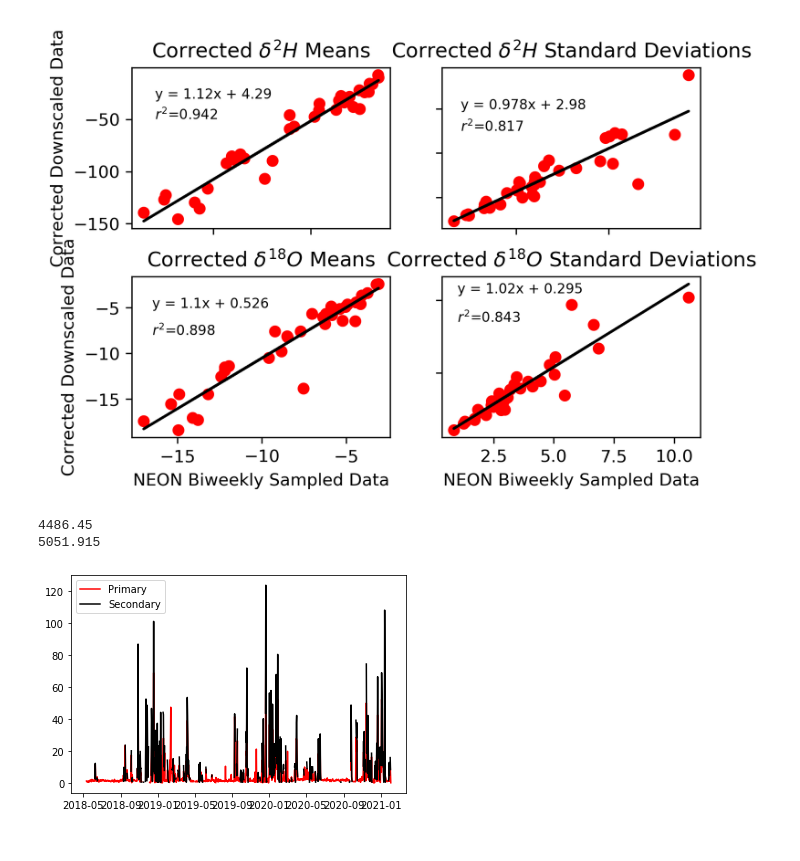
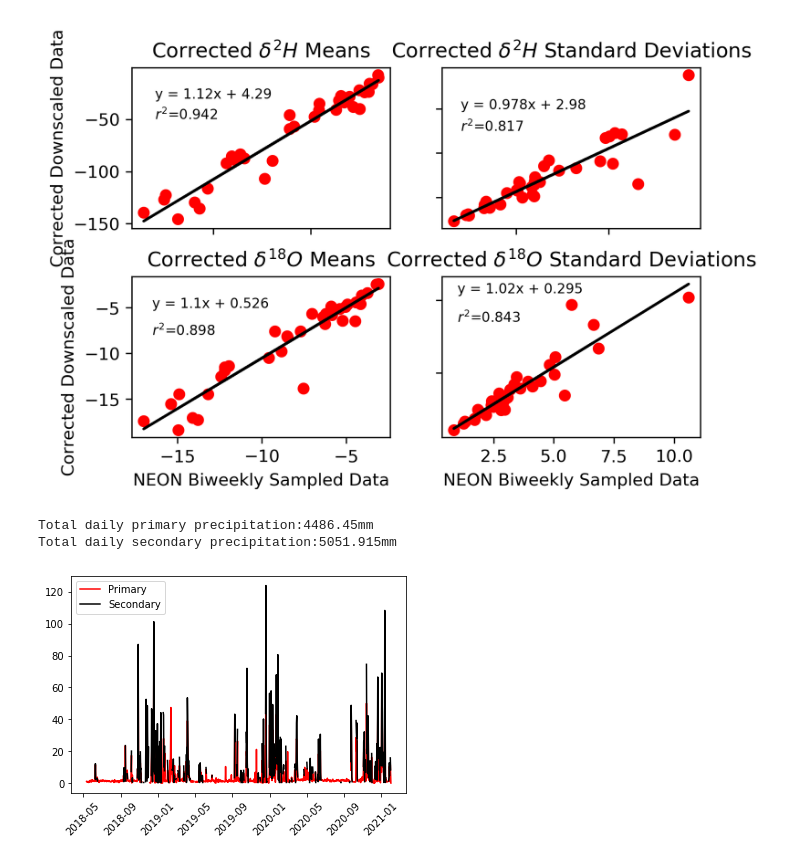
Before and after one commit to cfinkenbiner/Temporal_Downscaling_NEON_Pisotopes, a Jupyter notebook: Figs Notebook.ipynb, the cells around one changed output. Drawn from its saved outputs; the diff is of its cells as text; code cells hidden in the pictures.

```diff
--- a/Figs Notebook.ipynb
+++ b/Figs Notebook.ipynb
@@ -456,35 +472,37 @@ import conditional_copula_ts
 import iso_sine_signal
 import calcSiteStats
 
 os.chdir(ROOTDIR) # Change directory
 
 df_Pri = pd.read_excel('WREFPriPre.xlsx',index=False)
 df_Pri = changeTimes.change_Pdata(df_Pri)
 
 df_Prib = df_Pri.set_index('DateTime')
 precip_daily_Pri = df_Prib['priPrecipBulk'].resample('D').sum() # sum total daily P
 frac_year_Pri = df_Prib['FracYear'].resample('D').mean() # average daily FracYear
 
 daily_P_Pri = pd.DataFrame({'Total P':precip_daily_Pri,'FracYear':frac_year_Pri})
 daily_P_Pri['Total P'].replace(0, np.nan, inplace=True)
 
 df_Sec = pd.read_excel('WREFSecPre.xlsx',index=False)
 df_Sec = changeTimes.change_Pdata(df_Sec)
 
 df_Secb = df_Sec.set_index('DateTime')
 precip_daily_Sec = df_Secb['secPrecipBulk'].resample('D').sum() # sum total daily P
 frac_year_Sec = df_Secb['FracYear'].resample('D').mean() # average daily FracYear
 
 daily_P_Sec = pd.DataFrame({'Total P':precip_daily_Sec,'FracYear':frac_year_Sec})
 daily_P_Sec['Total P'].replace(0, np.nan, inplace=True)
 
 plt.plot(daily_P_Pri['Total P'],color='red',label='Primary')
 plt.plot(daily_P_Sec['Total P'],color='black',label='Secondary')
+plt.xticks(rotation = 45) # Rotates X-Axis Ticks by 45-degrees
 plt.legend(loc='upper left')
 
-print(np.sum(daily_P_Pri['Total P']))
-print(np.sum(daily_P_Sec['Total P']))
+
+print('Total daily primary precipitation: ' + str(np.sum(daily_P_Pri['Total P'])) + ' mm')
+print('Total daily secondary precipitation: ' + str(np.sum(daily_P_Sec['Total P'])) + ' mm')
 # %% [output]
-4486.45
-5051.915
+Total daily primary precipitation:4486.45mm
+Total daily secondary precipitation:5051.915mm
-[figure, old version]
+[figure, new version]
```
Also changed, not shown: parts of 12 cells of this notebook, 2 other files.
